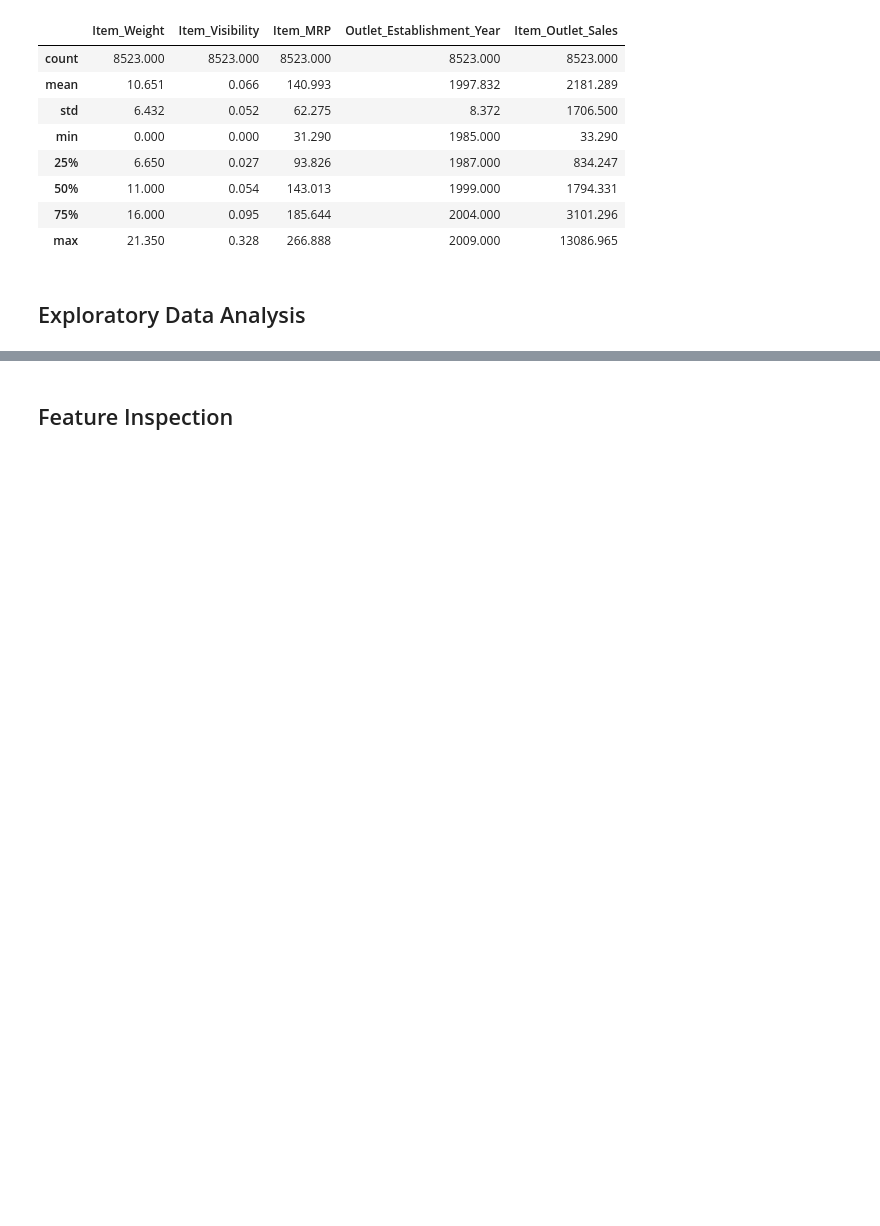
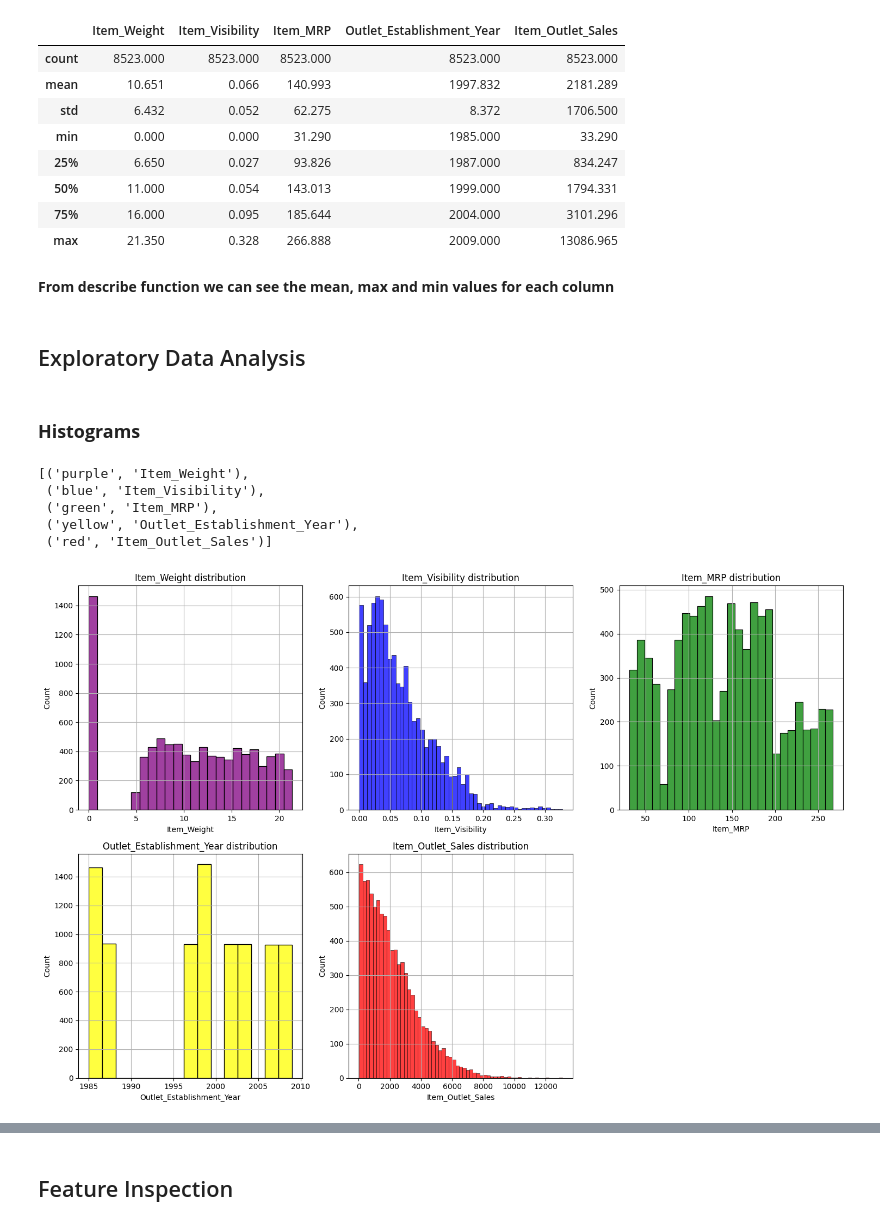
Before and after one commit to SamiOmran/Prediction-of-Product-Sales, a Jupyter notebook: Prediction_of_Product_Sales.ipynb, the cells around one changed output, grey strips where cells are left out. Saved outputs shown, nothing was run; the diff lists cells and outputs as text; code cells hidden in the pictures; blank space fills up the shorter version.

```diff
--- a/Prediction_of_Product_Sales.ipynb
+++ b/Prediction_of_Product_Sales.ipynb
@@ -243,5 +243,7 @@ df[num_cols].describe().round(3)
 | 50% | 11.000 | 0.054 | 143.013 | 1999.000 | 1794.331 |
 | 75% | 16.000 | 0.095 | 185.644 | 2004.000 | 3101.296 |
 | max | 21.350 | 0.328 | 266.888 | 2009.000 | 13086.965 |
+# %% [markdown]
+**From describe function we can see the mean, max and min values for each column**
 # %% [markdown]
 ## Exploratory Data Analysis
@@ -247,0 +253,35 @@ df[num_cols].describe().round(3)
+# %% [markdown]
+### **Histograms**
+# %%
+colors = ['purple', 'blue', 'green', 'yellow', 'red']
+list_cols = list(df.select_dtypes('number').columns)
+
+numerical_cols = [(colors[i], list_cols[i]) for i in range(5)]
+numerical_cols
+# %% [output]
+[('purple', 'Item_Weight'),
+ ('blue', 'Item_Visibility'),
+ ('green', 'Item_MRP'),
+ ('yellow', 'Outlet_Establishment_Year'),
+ ('red', 'Item_Outlet_Sales')]
+# %%
+fig, ax = plt.subplots(2, 3, figsize = (15, 10));
+ax[1][2].axis('off')
+
+for i in range(2):
+  for j in range(3):
+    index = i*3+j
+
+    if index < len(numerical_cols):
+      color = numerical_cols[index][0]
+      feature_name = numerical_cols[index][1]
+
+      subplot = sns.histplot(df[feature_name], ax = ax[i, j], color = color)
+      subplot.set_title(f'{feature_name} distribution')
+      subplot.grid()
+
+fig.tight_layout()
+plt.show()
+fig.savefig('histograms.png', dpi = 300)
+# %% [output]
+[figure, added]
```
Also changed, not shown: parts of 29 cells of this notebook.
